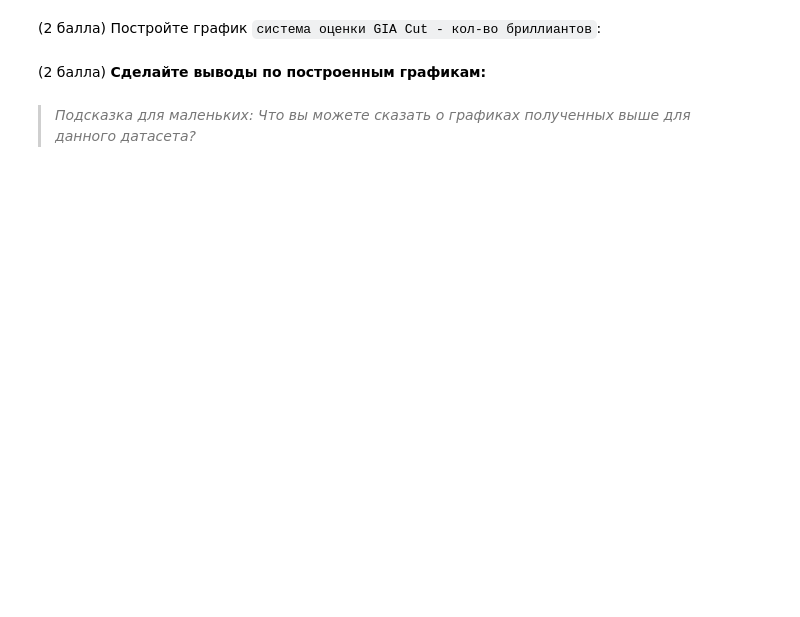
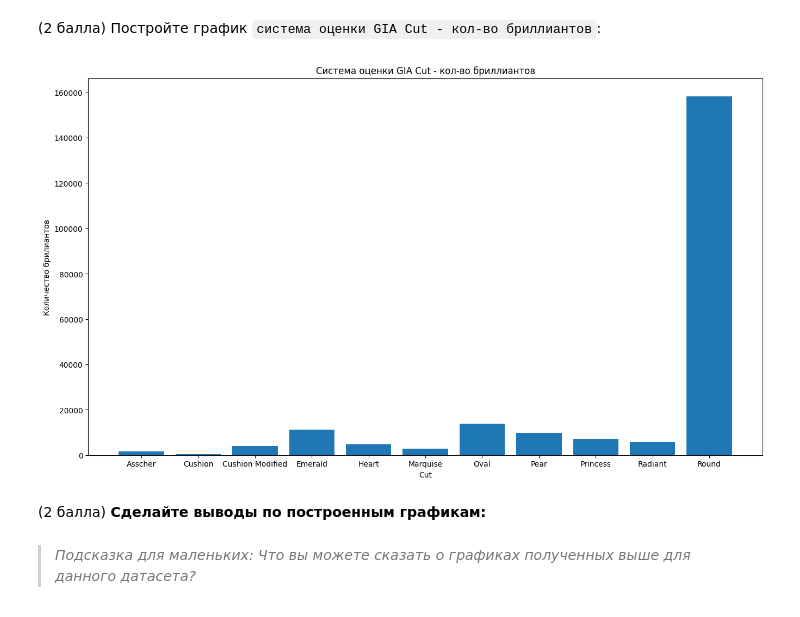
Before and after one commit to DavydenkoGr/Lab-Work, a Jupyter notebook: lab_work.ipynb, the cells around one changed output. Saved outputs shown, nothing was run; the diff lists cells and outputs as text; code cells hidden in the pictures; blank space fills up the shorter version.

```diff
--- a/lab_work.ipynb
+++ b/lab_work.ipynb
@@ -425,3 +453,21 @@ diagram
+# %%
+cut_group = diamonds.groupby("cut").size()
+
+plt.figure(figsize=(16, 9))
+
+plt.bar(
+    cut_group.index,
+    cut_group,
+
+)
+
+plt.title("Система оценки GIA Cut - кол-во бриллиантов")
+plt.xlabel("Cut")
+plt.ylabel("Количество брилиантов")
+
+plt.show()
+# %% [output]
+[figure, added]
 # %% [markdown]
 (2 балла) **Сделайте выводы по построенным графикам:**
 # %% [markdown]
```
Also changed, not shown: parts of 18 cells of this notebook.
